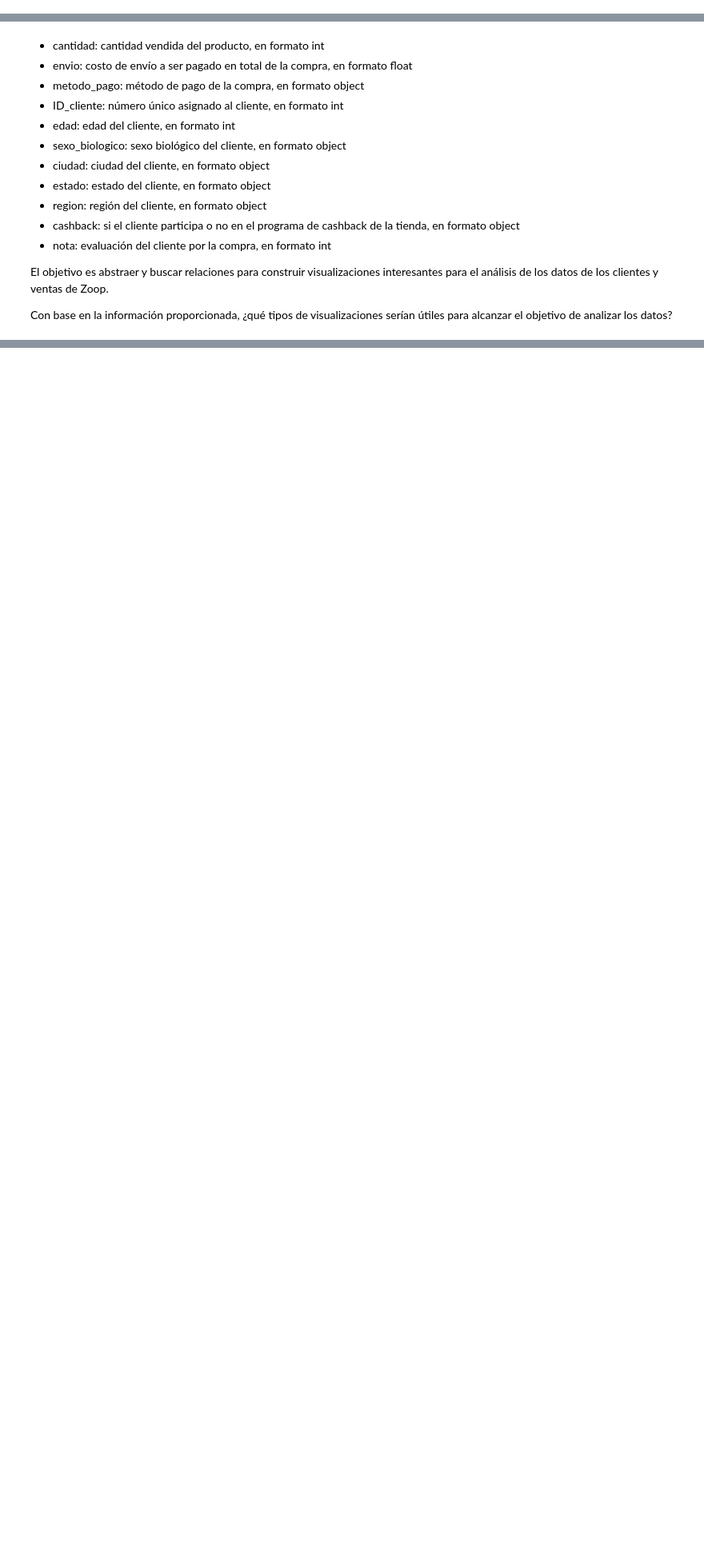
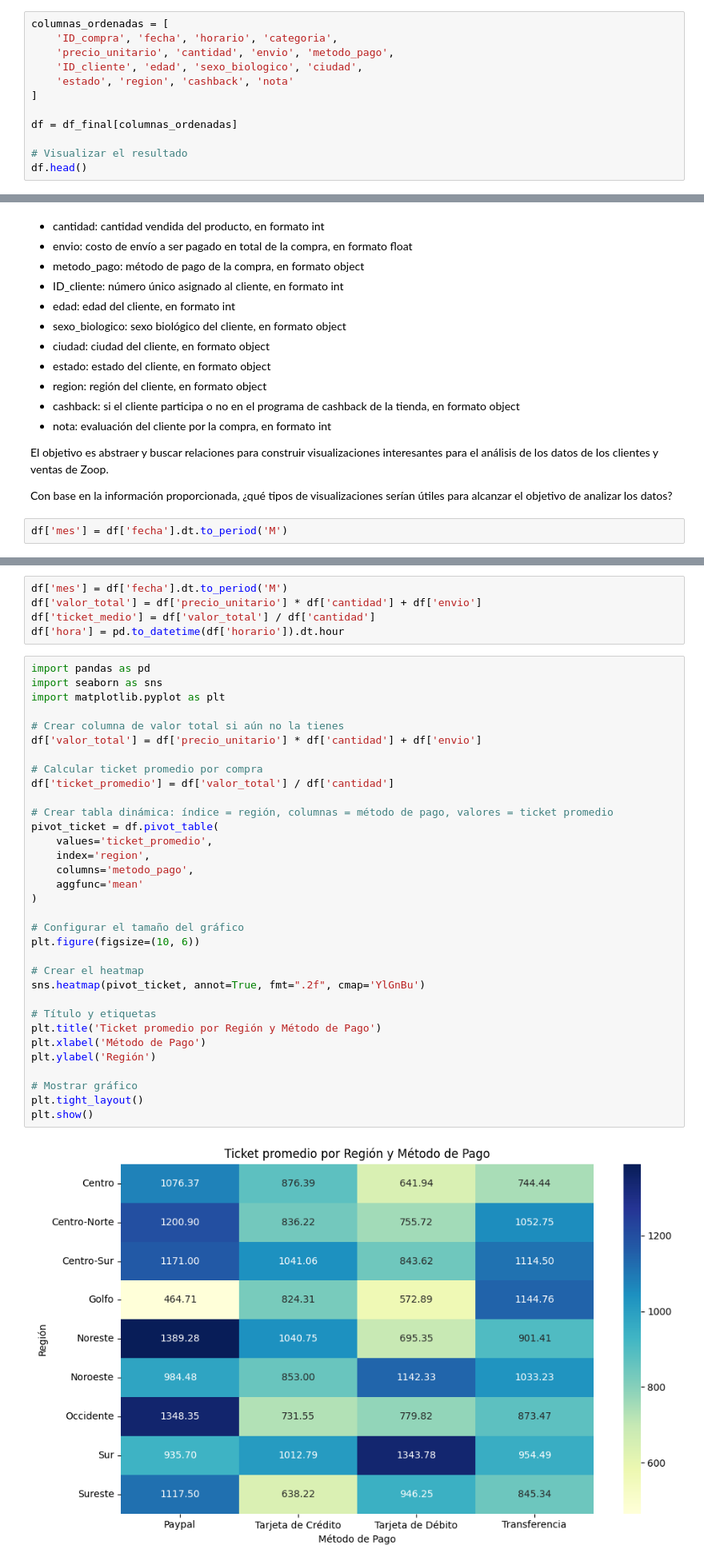
Before and after one commit to Goyo0117970/IA-en-la-ciencia-de-datos, a Jupyter notebook: IA_aplicada_a_ciencia_de_datos.ipynb, the cells around one changed output, grey strips where cells are left out. Shown at 80% size. Saved outputs shown, nothing was run; the diff lists cells and outputs as text; blank space fills up the shorter version.

```diff
--- a/IA_aplicada_a_ciencia_de_datos.ipynb
+++ b/IA_aplicada_a_ciencia_de_datos.ipynb
@@ -138,0 +262,12 @@ Construye un código para ejecutar esta etapa usando Python y la biblioteca Pand
+# %%
+columnas_ordenadas = [
+    'ID_compra', 'fecha', 'horario', 'categoria',
+    'precio_unitario', 'cantidad', 'envio', 'metodo_pago',
+    'ID_cliente', 'edad', 'sexo_biologico', 'ciudad',
+    'estado', 'region', 'cashback', 'nota'
+]
+
+df = df_final[columnas_ordenadas]
+
+# Visualizar el resultado
+df.head()
@@ -165,3 +307,5 @@ Las columnas de "df" son:
 El objetivo es abstraer y buscar relaciones para construir visualizaciones interesantes para el análisis de los datos de los clientes y ventas de Zoop.
 
 Con base en la información proporcionada, ¿qué tipos de visualizaciones serían útiles para alcanzar el objetivo de analizar los datos?
+# %%
+df['mes'] = df['fecha'].dt.to_period('M')
@@ -168 +344,41 @@ Con base en la información proporcionada, ¿qué tipos de visualizaciones serí
+# %%
+df['mes'] = df['fecha'].dt.to_period('M')
+df['valor_total'] = df['precio_unitario'] * df['cantidad'] + df['envio']
+df['ticket_medio'] = df['valor_total'] / df['cantidad']
+df['hora'] = pd.to_datetime(df['horario']).dt.hour
+# %%
+import pandas as pd
+import seaborn as sns
+import matplotlib.pyplot as plt
+
+# Crear columna de valor total si aún no la tienes
+df['valor_total'] = df['precio_unitario'] * df['cantidad'] + df['envio']
+
+# Calcular ticket promedio por compra
+df['ticket_promedio'] = df['valor_total'] / df['cantidad']
+
+# Crear tabla dinámica: índice = región, columnas = método de pago, valores = ticket promedio
+pivot_ticket = df.pivot_table(
+    values='ticket_promedio',
+    index='region',
+    columns='metodo_pago',
+    aggfunc='mean'
+)
+
+# Configurar el tamaño del gráfico
+plt.figure(figsize=(10, 6))
+
+# Crear el heatmap
+sns.heatmap(pivot_ticket, annot=True, fmt=".2f", cmap='YlGnBu')
+
+# Título y etiquetas
+plt.title('Ticket promedio por Región y Método de Pago')
+plt.xlabel('Método de Pago')
+plt.ylabel('Región')
+
+# Mostrar gráfico
+plt.tight_layout()
+plt.show()
+# %% [output]
+[figure, added]
 # %% [markdown]
```
Also changed, not shown: parts of 10 cells of this notebook.
